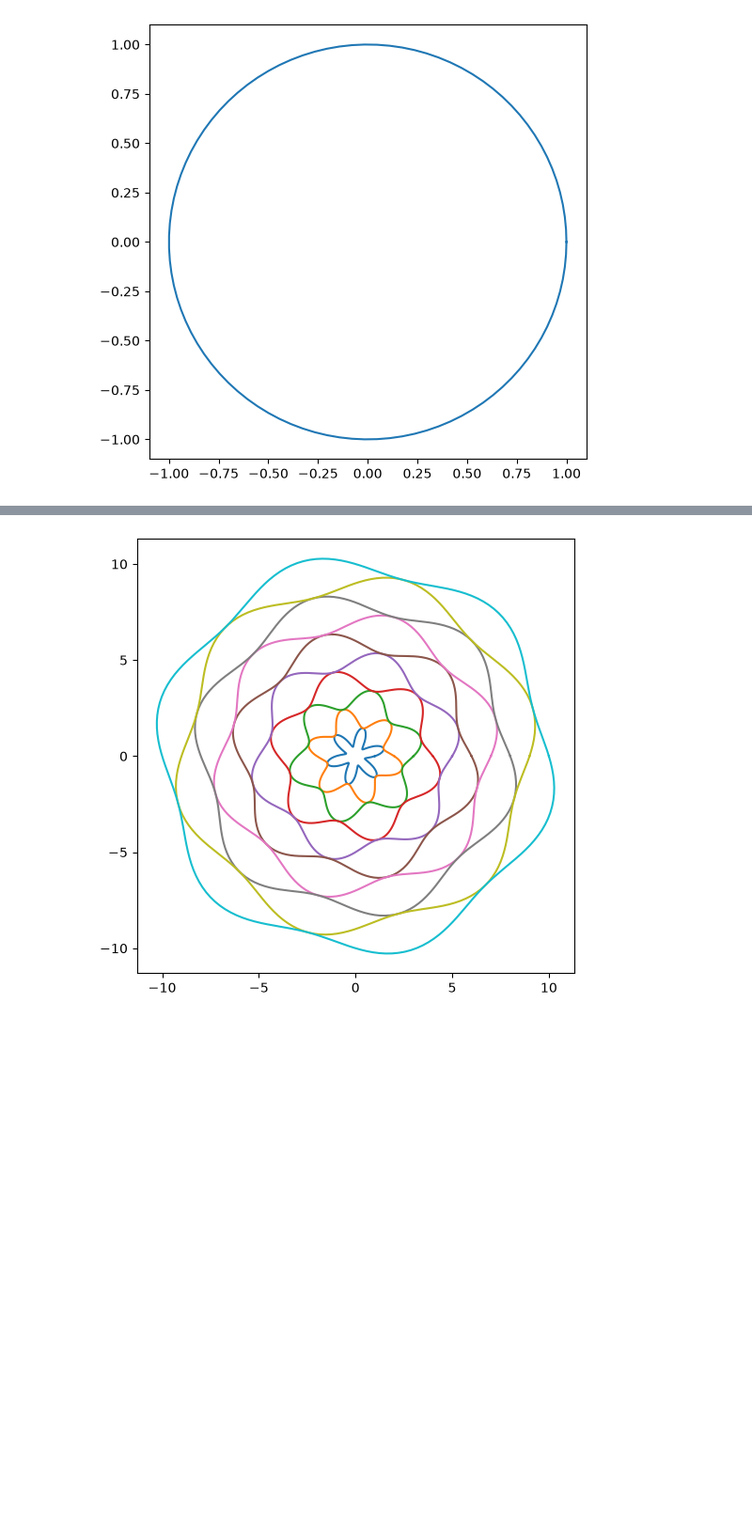
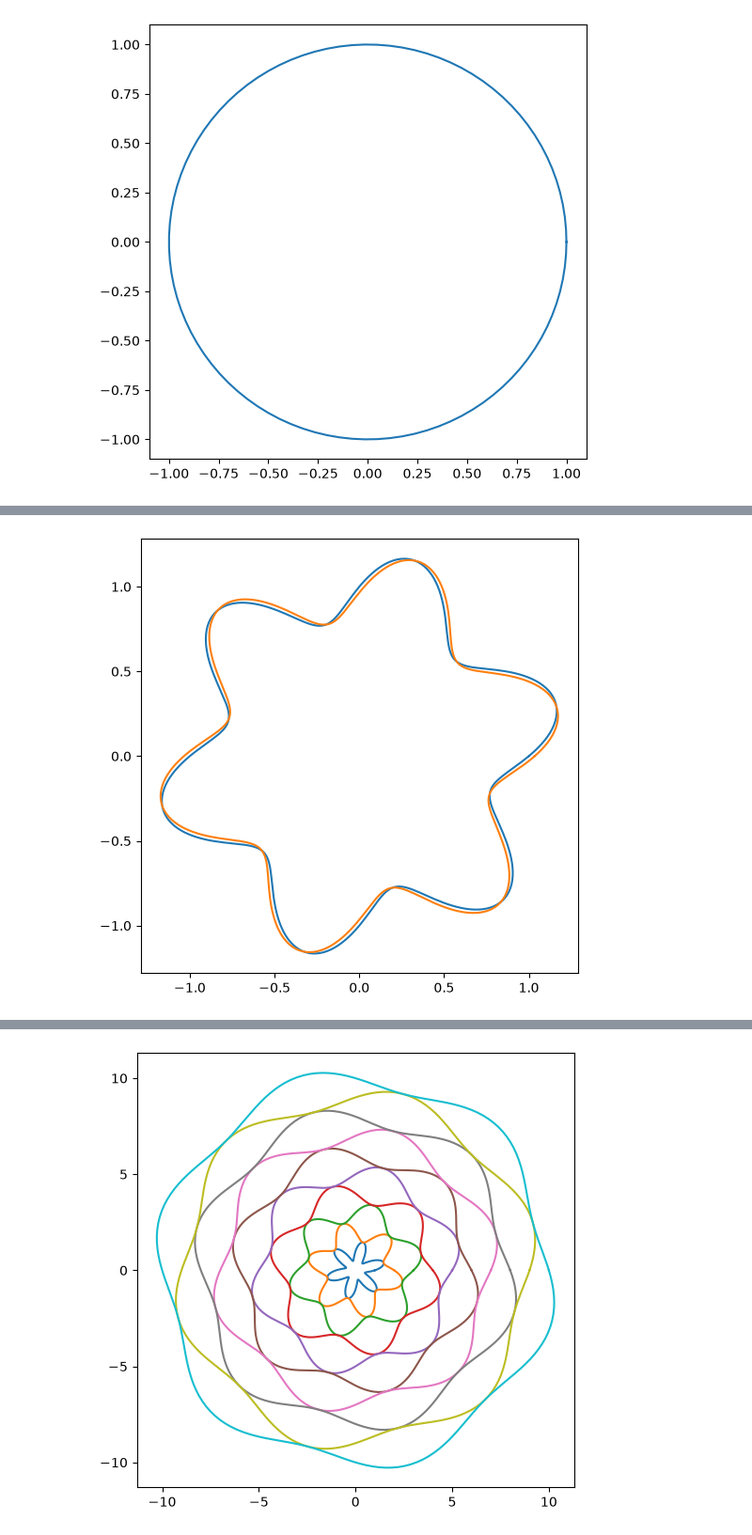
Before and after one commit to MAS-dfab/MAS-2627, a Jupyter notebook: 01_Computational_art/L01_Matplotlib/example.ipynb, the cells around one changed output, grey strips where cells are left out. Shown at 94% size. Saved outputs shown, nothing was run; the diff lists cells and outputs as text; code cells hidden in the pictures; blank space fills up the shorter version.

```diff
--- a/01_Computational_art/L01_Matplotlib/example.ipynb
+++ b/01_Computational_art/L01_Matplotlib/example.ipynb
@@ -74,0 +134,40 @@ plt.show()
+# %%
+#shifted_waves with shift radians(10)
+
+def draw_wave(radius: float, freq: float, gap: float, shift: float, resolution: int = 360): #freq = frequency
+    xs = []
+    ys = []
+
+    for i in range(resolution):
+        angle = i/(resolution-1) * m.tau
+
+        r = radius + m.sin(angle * freq + shift) * gap
+
+        xs.append(r * m.cos(angle))
+        ys.append(r * m.sin(angle))
+
+    return xs, ys
+
+# this creates a figure with a size of 6x6
+fig, ax = plt.subplots(figsize=(6,6))
+
+# get the x and y coordinates of the circle
+xs, ys = draw_wave(radius= 1, freq= 6, gap= 0.2, shift= m.radians(10),resolution= 360)
+
+origin_wave = draw_wave(radius= 1, freq= 6, gap= 0.2, shift= 0,resolution= 360)
+
+ax.plot(
+    origin_wave[0], #xs
+    origin_wave[1], #ys
+)
+
+shifted_wave = draw_wave(radius= 1, freq= 6, gap= 0.2, shift= m.radians(10),resolution= 360)
+
+ax.plot(
+    shifted_wave[0],
+    shifted_wave[1],
+)
+
+plt.show()
+# %% [output]
+[figure, added]
```
Also changed, not shown: parts of 11 cells of this notebook, 22 other files.
